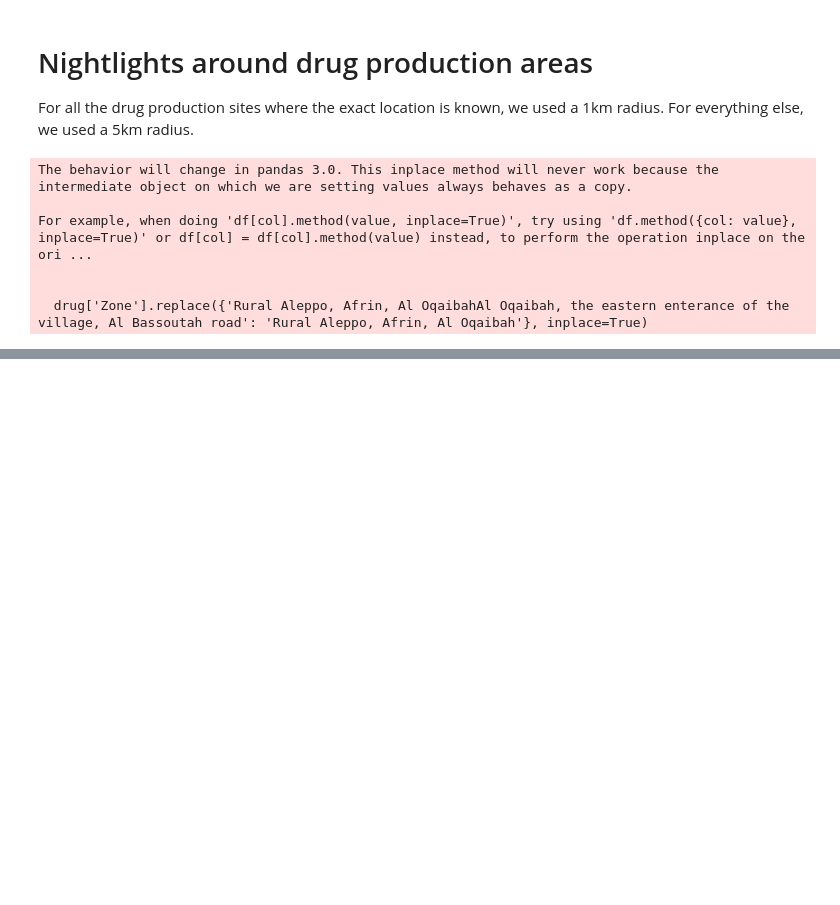
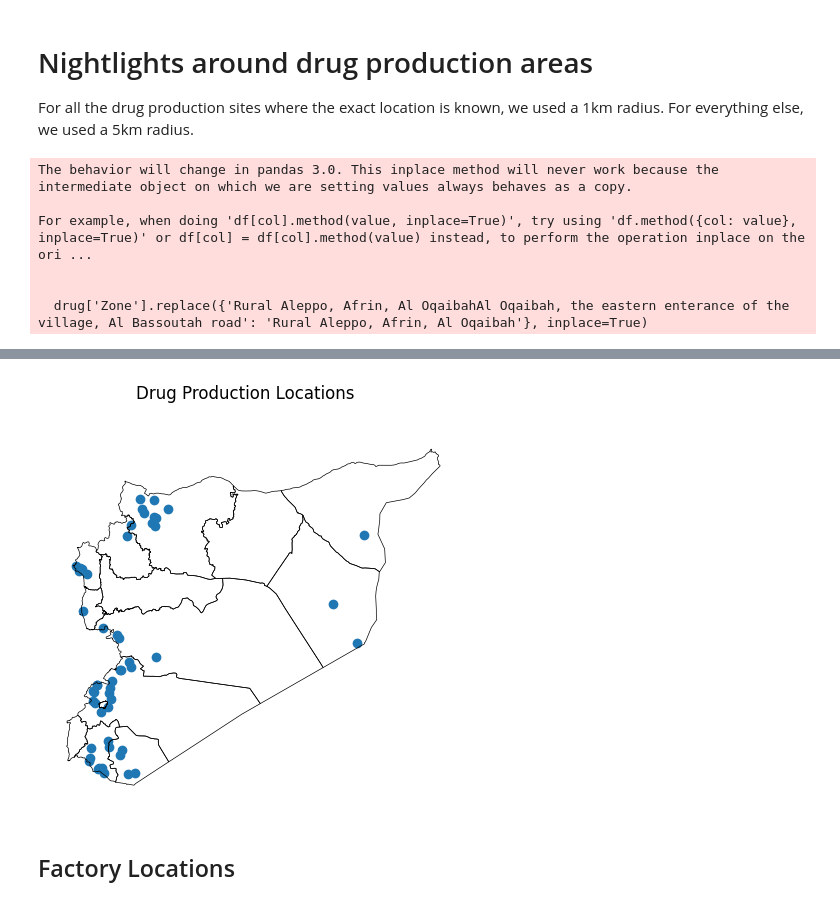
Before and after one commit to datapartnership/syria-economic-monitor, a Jupyter notebook: notebooks/ntl-analysis/ntl-drugs.ipynb, the cells around one changed output, grey strips where cells are left out. Drawn from its saved outputs; the diff is of its cells as text; code cells hidden in the pictures; blank space fills up the shorter version.

Commit message:
changed drug production values

```diff
--- a/notebooks/ntl-analysis/ntl-drugs.ipynb
+++ b/notebooks/ntl-analysis/ntl-drugs.ipynb
@@ -14,5 +14,3 @@ For example, when doing 'df[col].method(value, inplace=True)', try using 'df.met
 
 
   drug['Zone'].replace({'Rural Aleppo, Afrin, Al OqaibahAl Oqaibah, the eastern enterance of the village, Al Bassoutah road': 'Rural Aleppo, Afrin, Al Oqaibah'}, inplace=True)
-# %%
-drug['Factory_size'].replace({'large':'Large'}, inplace=True)
@@ -38,2 +24,0 @@ def get_buffer(zone):
-# %%
-drug['buffer_radius'] = drug['Zone'].apply(lambda x: get_buffer(x))
@@ -147,0 +61,14 @@ h3_grid = polygon_to_h3_grid(sample_polygon, 8)
+# %%
+drug['Longitude'] = drug['Coordinates'].apply(lambda x: float(x.split(',')[1].strip()))
+drug['Latitude'] = drug['Coordinates'].apply(lambda x: float(x.split(',')[0].strip()))
+# %%
+drug_gdf = gpd.GeoDataFrame(drug, geometry=gpd.points_from_xy(drug['Longitude'], drug['Latitude']), crs='EPSG:4326')
+# %%
+import matplotlib.pyplot as plt
+fig, ax = plt.subplots()
+drug_gdf.plot(ax=ax)
+syria_adm1.boundary.plot(ax=ax, color='black', linewidth=0.5)
+plt.suptitle('Drug Production Locations')
+ax.set_axis_off()
+# %% [output]
+[figure, added]
@@ -147,0 +96,2 @@ h3_grid = polygon_to_h3_grid(sample_polygon, 8)
+# %% [markdown]
+## Factory Locations
```
Also changed, not shown: parts of 57 cells of this notebook.
